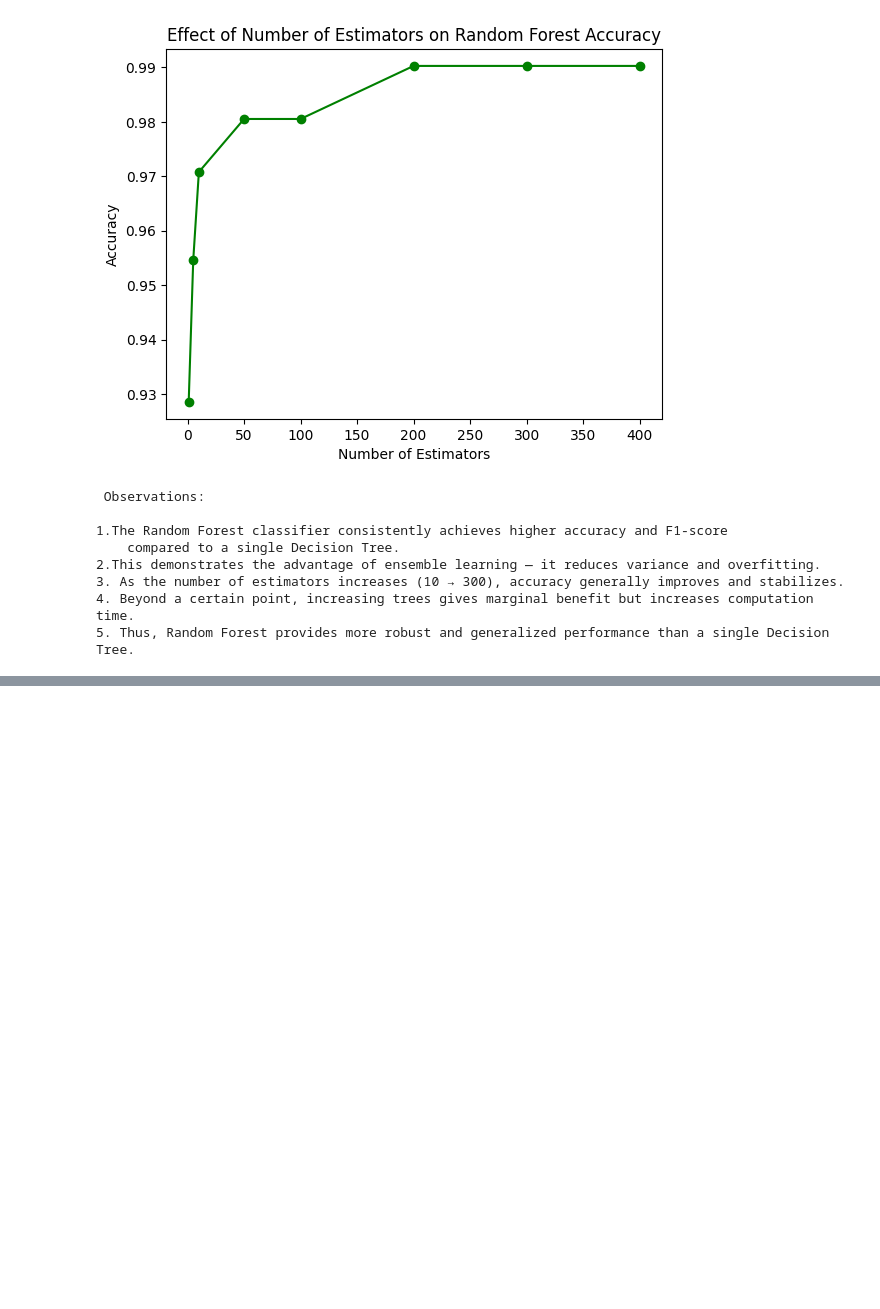
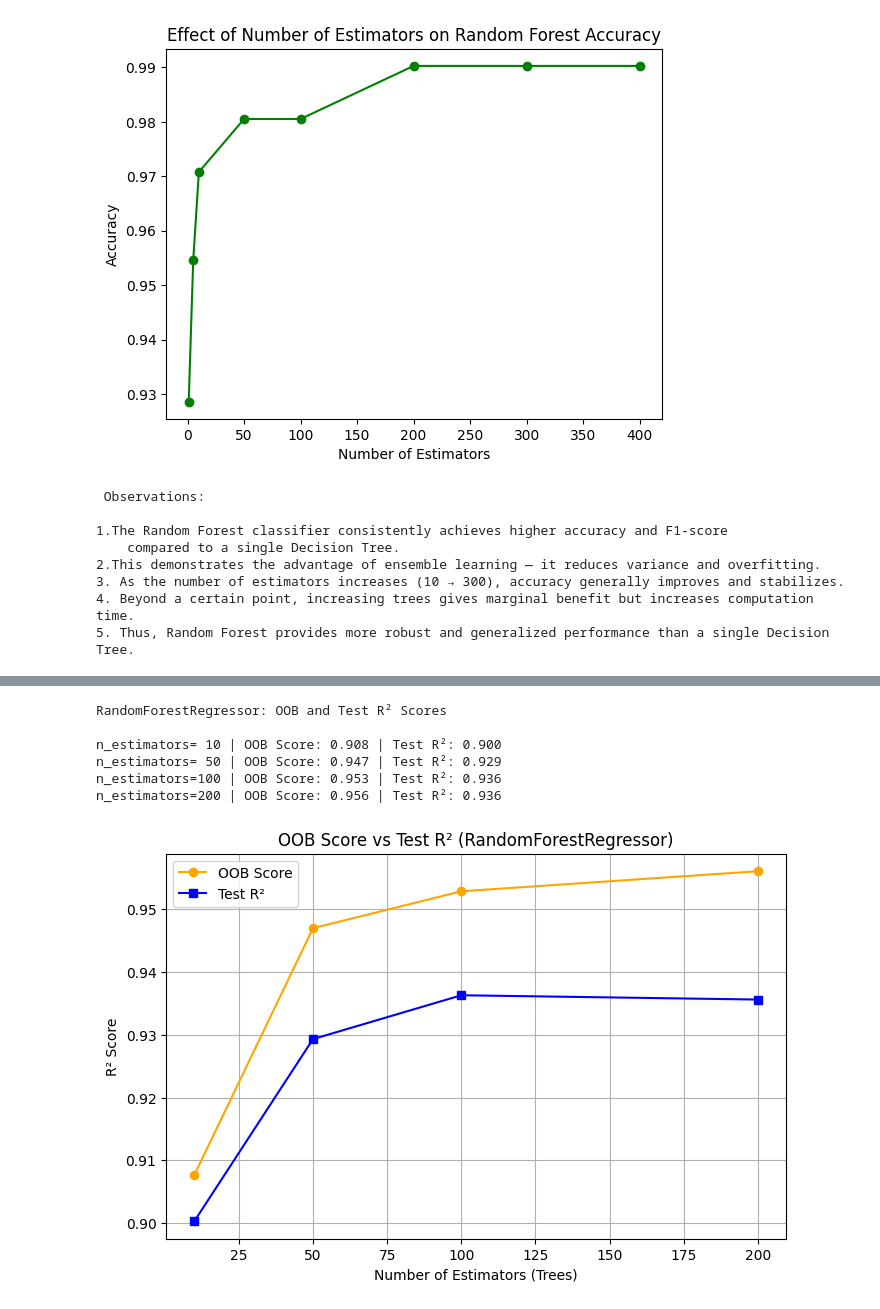
Before and after one commit to vigneshwar315/machinelearning, a Jupyter notebook: unit_4_PROGRAMS.ipynb, the cells around one changed output, grey strips where cells are left out. Drawn from its saved outputs; the diff is of its cells as text; code cells hidden in the pictures; blank space fills up the shorter version.

```diff
--- a/unit_4_PROGRAMS.ipynb
+++ b/unit_4_PROGRAMS.ipynb
@@ -106,0 +370,44 @@ F1-Score:  0.9898305084745763
+# %%
+import pandas as pd
+import numpy as np
+import matplotlib.pyplot as plt
+from sklearn.model_selection import train_test_split
+from sklearn.ensemble import RandomForestRegressor
+from sklearn.metrics import r2_score
+from sklearn.preprocessing import StandardScaler
+df = pd.read_csv("/content/heart.csv")
+X = df.drop(columns=['target'])
+y = df['target']
+scaler = StandardScaler()
+X_scaled = scaler.fit_transform(X)
+X_train, X_test, y_train, y_test = train_test_split(X_scaled, y, test_size=0.2, random_state=42)
+n_estimators_list = [10, 50, 100, 200]
+oob_scores = []
+test_r2_scores = []
+for n in n_estimators_list:
+    rf = RandomForestRegressor(n_estimators=n,oob_score=True,random_state=42,n_jobs=-1,bootstrap=True)
+    rf.fit(X_train, y_train)
+    oob_scores.append(rf.oob_score_)
+    y_pred = rf.predict(X_test)
+    test_r2_scores.append(r2_score(y_test, y_pred))
+print("RandomForestRegressor: OOB and Test R² Scores\n")
+for n, oob, test_r2 in zip(n_estimators_list, oob_scores, test_r2_scores):
+    print(f"n_estimators={n:3d} | OOB Score: {oob:.3f} | Test R²: {test_r2:.3f}")
+
+plt.figure(figsize=(8, 5))
+plt.plot(n_estimators_list, oob_scores, marker='o', label='OOB Score', color='orange')
+plt.plot(n_estimators_list, test_r2_scores, marker='s', label='Test R²', color='blue')
+plt.xlabel("Number of Estimators (Trees)")
+plt.ylabel("R² Score")
+plt.title("OOB Score vs Test R² (RandomForestRegressor)")
+plt.legend()
+plt.grid(True)
+plt.show()
+# %% [output]
+RandomForestRegressor: OOB and Test R² Scores
+
+n_estimators= 10 | OOB Score: 0.908 | Test R²: 0.900
+n_estimators= 50 | OOB Score: 0.947 | Test R²: 0.929
+n_estimators=100 | OOB Score: 0.953 | Test R²: 0.936
+n_estimators=200 | OOB Score: 0.956 | Test R²: 0.936
+[figure, added]
```
Also changed, not shown: parts of 6 cells of this notebook.
